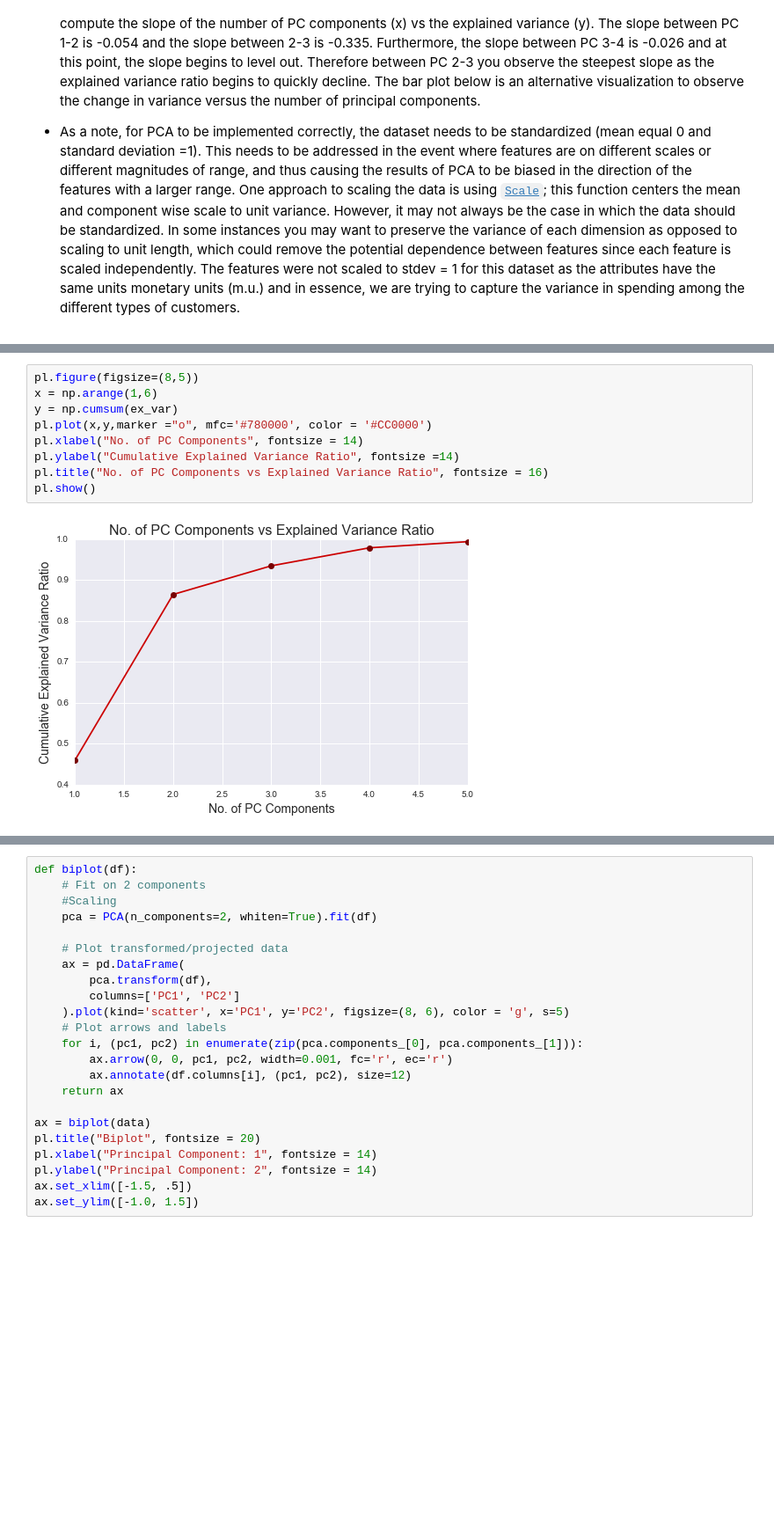
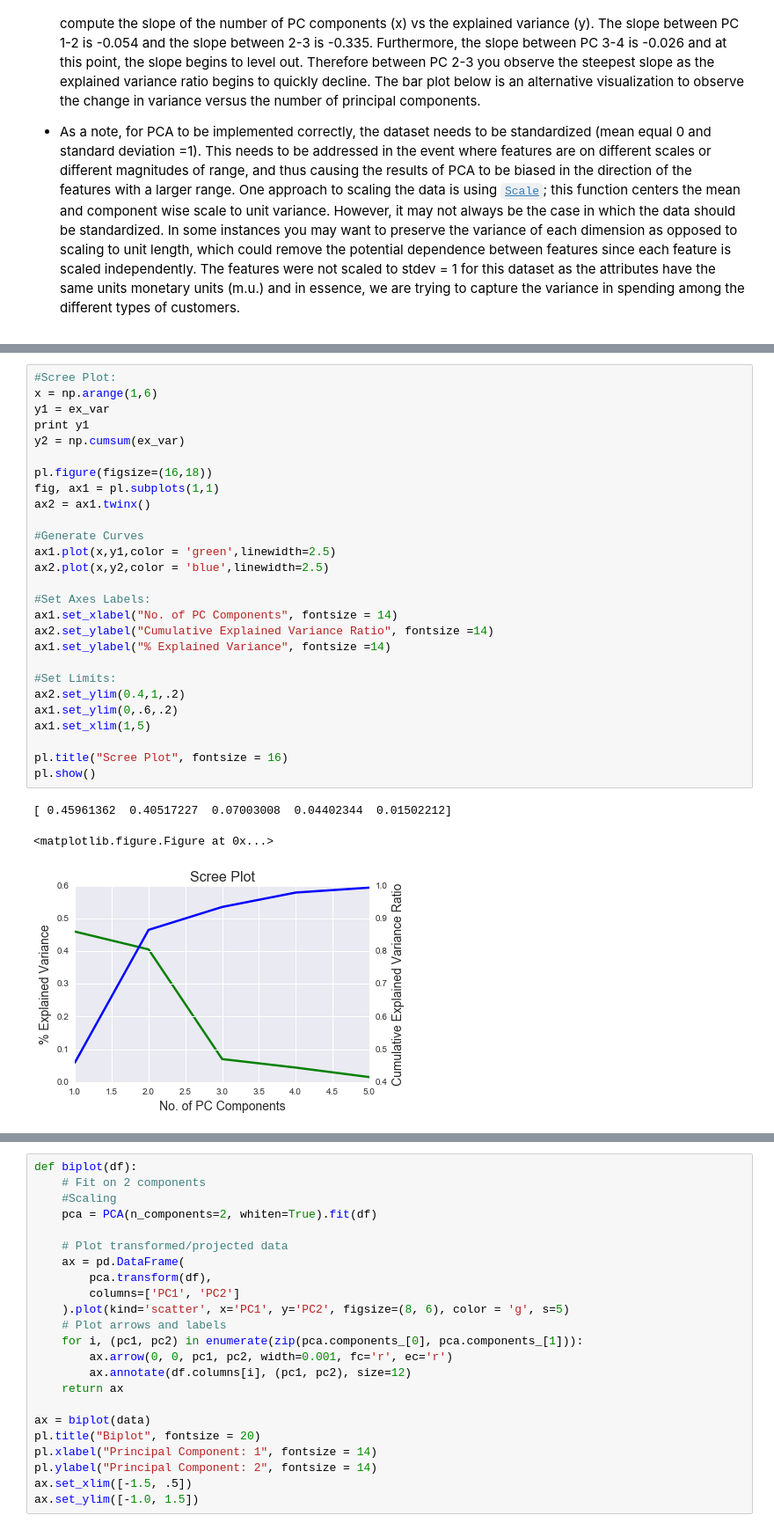
Before and after one commit to Tsmith5151/Customer-Segments, a Jupyter notebook: customer_segments.ipynb, the cells around one changed output, grey strips where cells are left out. Shown at 88% size. Cells and saved outputs as stored; diff of their text form; blank space fills up the shorter version.

Commit message:
add scree plot

```diff
--- a/customer_segments.ipynb
+++ b/customer_segments.ipynb
@@ -216,16 +224,36 @@ PC
 4    0.044023
 5    0.015022
 dtype: float64
-# %%
-pl.figure(figsize=(8,5))
-x = np.arange(1,6)
-y = np.cumsum(ex_var)
-pl.plot(x,y,marker ="o", mfc='#780000', color = '#CC0000')
-pl.xlabel("No. of PC Components", fontsize = 14)
-pl.ylabel("Cumulative Explained Variance Ratio", fontsize =14)
-pl.title("No. of PC Components vs Explained Variance Ratio", fontsize = 16)
-pl.show()
-# %% [output]
-[figure, removed]
+# %%
+#Scree Plot:
+x = np.arange(1,6)
+y1 = ex_var
+print y1
+y2 = np.cumsum(ex_var)
+
+pl.figure(figsize=(16,18))
+fig, ax1 = pl.subplots(1,1)
+ax2 = ax1.twinx()
+
+#Generate Curves
+ax1.plot(x,y1,color = 'green',linewidth=2.5)
+ax2.plot(x,y2,color = 'blue',linewidth=2.5)
+
+#Set Axes Labels:
+ax1.set_xlabel("No. of PC Components", fontsize = 14)
+ax2.set_ylabel("Cumulative Explained Variance Ratio", fontsize =14)
+ax1.set_ylabel("% Explained Variance", fontsize =14)
+
+#Set Limits:
+ax2.set_ylim(0.4,1,.2)
+ax1.set_ylim(0,.6,.2)
+ax1.set_xlim(1,5)
+
+pl.title("Scree Plot", fontsize = 16)
+pl.show()
+# %% [output]
+[ 0.45961362  0.40517227  0.07003008  0.04402344  0.01502212]
+<matplotlib.figure.Figure at 0x...>
+[figure, added]
 # %%
 pl.figure(figsize=(10,6))
```
Also changed, not shown: parts of 7 cells of this notebook.
